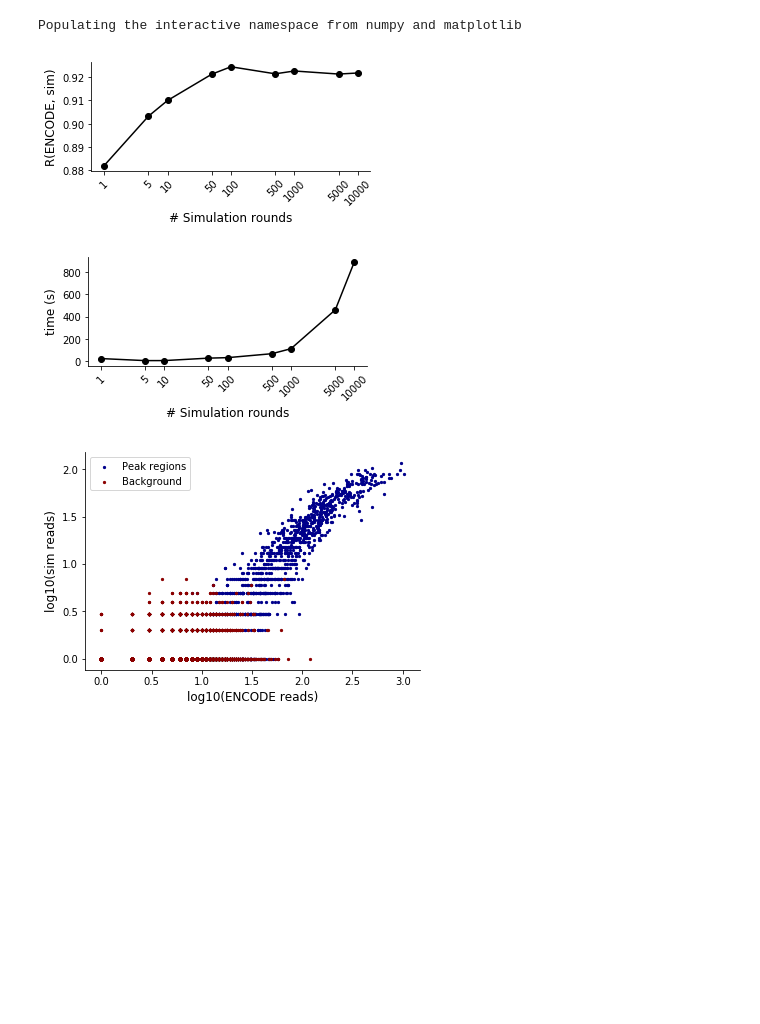
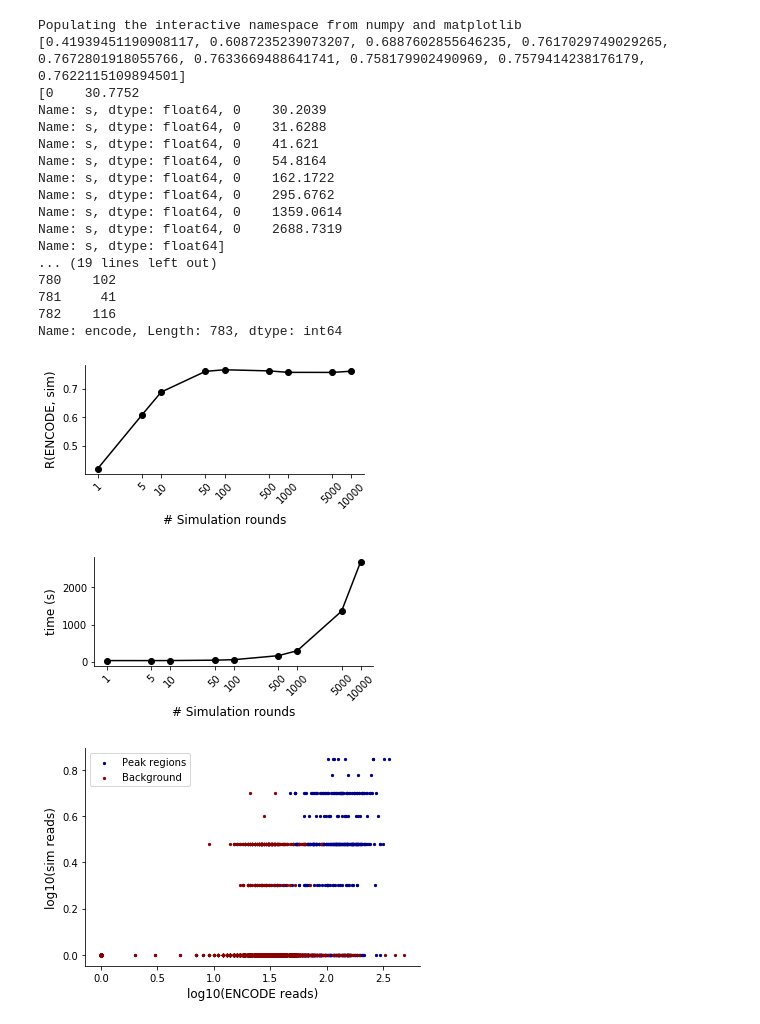
Before and after one commit to gymreklab/chips, a Jupyter notebook: paper-analyses/workflows/fig1-eval/ChIPs-Figure1-Eval.ipynb, the cells around one changed output. Drawn from its saved outputs; the diff is of its cells as text; code cells hidden in the pictures; blank space fills up the shorter version.

```diff
--- a/paper-analyses/workflows/fig1-eval/ChIPs-Figure1-Eval.ipynb
+++ b/paper-analyses/workflows/fig1-eval/ChIPs-Figure1-Eval.ipynb
@@ -9,7 +9,7 @@ import pandas as pd
 import scipy.stats
 
 NUMCOPIES = np.array([1, 5, 10, 50, 100, 500, 1000, 5000, 10000])
-OUTPREFIX = "GM12878_H3K27ac_ENCFF097SQI_ENCFF465WTH"
+OUTPREFIX = "GM12878_CTCF_ENCFF406XWF_ENCFF833FTF"
 WINDOWSIZE = 5
 
 peak = pd.read_csv("windows/%s-%skb.peak.encode.counts"%(OUTPREFIX, WINDOWSIZE),
@@ -31,6 +31,8 @@ for nc in NUMCOPIES:
     metrics = pd.read_csv("metrics/%s-numcopies%s.sim_metrics"%(OUTPREFIX, nc), sep="\t")
     times.append(metrics["s"])
 
+print(corrs)
+
 # Numcopies vs. pearson R
 fig = plt.figure()
 fig.set_size_inches((5, 2))
@@ -44,35 +46,55 @@ ax.spines['right'].set_visible(False)
 ax.spines['top'].set_visible(False)
 ax.yaxis.set_ticks_position('left')
 ax.xaxis.set_ticks_position('bottom')
+
+print(times)
 
 # Numcopies vs. time
 fig = plt.figure()
 fig.set_size_inches((5, 2))
 ax = fig.add_subplot(111)
 ax.plot(np.log10(NUMCOPIES), times, color="black", marker="o")
 ax.set_xticks(np.log10(NUMCOPIES))
 ax.set_xticklabels(NUMCOPIES, rotation=45)
 ax.set_xlabel("# Simulation rounds", size=12)
 ax.set_ylabel("time (s)", size=12)
 ax.spines['right'].set_visible(False)
 ax.spines['top'].set_visible(False)
 ax.yaxis.set_ticks_position('left')
 ax.xaxis.set_ticks_position('bottom')
 
+print(peak[1], peak["encode"])
+
 # Get scatter plot of counts
 fig = plt.figure()
 ax = fig.add_subplot(111)
 ax.scatter(np.log10(peak["encode"]+1), np.log10(peak[1]+1), color="darkblue", s=5, label="Peak regions")
 ax.scatter(np.log10(nopeak["encode"]+1), np.log10(nopeak[1]+1), color="darkred", s=5, label="Background")
 ax.spines['right'].set_visible(False)
 ax.spines['top'].set_visible(False)
 ax.yaxis.set_ticks_position('left')
 ax.xaxis.set_ticks_position('bottom')
 ax.set_xlabel("log10(ENCODE reads)", size=12)
 ax.set_ylabel("log10(sim reads)", size=12);
 ax.legend(loc="upper left");
 # %% [output]
 Populating the interactive namespace from numpy and matplotlib
+[0.41939451190908117, 0.6087235239073207, 0.6887602855646235, 0.7617029749029265, 0.7672801918055766, 0.7633669488641741, 0.758179902490969, 0.7579414238176179, 0.7622115109894501]
+[0    30.7752
+Name: s, dtype: float64, 0    30.2039
+Name: s, dtype: float64, 0    31.6288
+Name: s, dtype: float64, 0    41.621
+Name: s, dtype: float64, 0    54.8164
+Name: s, dtype: float64, 0    162.1722
+Name: s, dtype: float64, 0    295.6762
+Name: s, dtype: float64, 0    1359.0614
+Name: s, dtype: float64, 0    2688.7319
+Name: s, dtype: float64]
+... (19 lines left out)
+780    102
+781     41
+782    116
+Name: encode, Length: 783, dtype: int64
-[figure, old version]
+[figure, new version]
-[figure, old version]
+[figure, new version]
-[figure, old version]
+[figure, new version]
```
Also changed, not shown: 3 other files.
